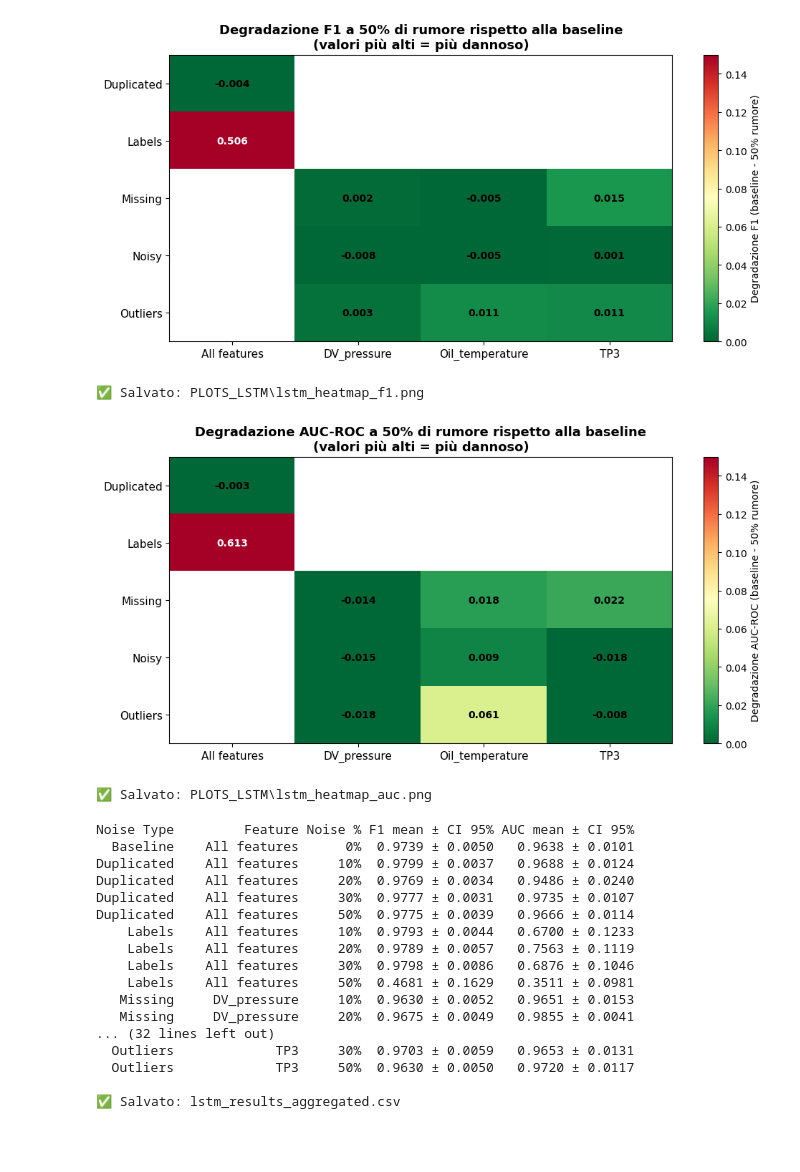
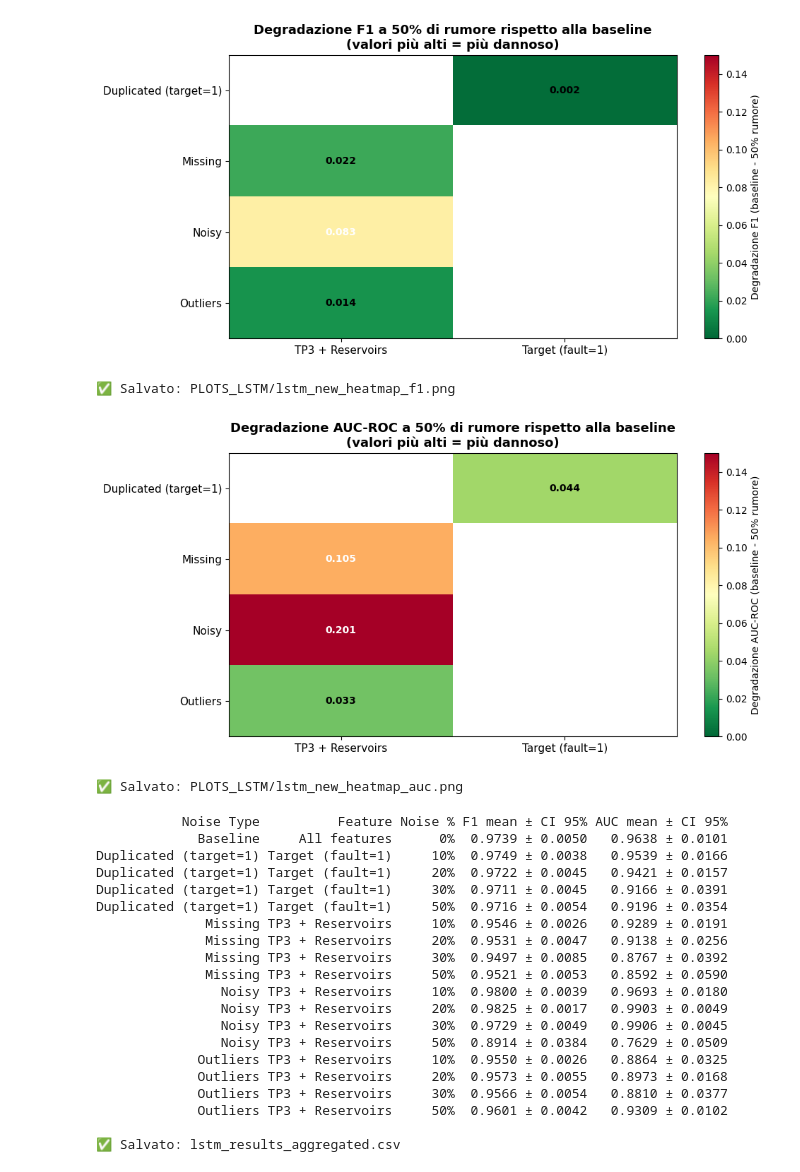
Before and after one commit to Code-Dani/Master-thesis, a Jupyter notebook: notebook/LSTM/lstm_analisi_risultati.ipynb, the cells around one changed output. Drawn from its saved outputs; the diff is of its cells as text; code cells hidden in the pictures; blank space fills up the shorter version.

Commit message:
results lstm

```diff
--- a/notebook/LSTM/lstm_analisi_risultati.ipynb
+++ b/notebook/LSTM/lstm_analisi_risultati.ipynb
@@ -6,7 +6,9 @@ import matplotlib.pyplot as plt
 from scipy import stats
 import os
 
-RESULTS_PATH = r"D:\Users\satri\Pictures\github\Deep-Learning-Robustness-Study\notebook\LSTM\lstm_results_final_base.jsonl"
+#RESULTS_PATH = r"D:\Users\satri\Pictures\github\Deep-Learning-Robustness-Study\notebook\LSTM\lstm_results_final_base.jsonl"
+RESULTS_PATH = r"/home/daniel/Documenti/GitHub/Deep-Learning-Robustness-Study/notebook/LSTM/new_experiments/lstm_results_new.jsonl"
+
 PLOTS_PATH   = "PLOTS_LSTM"
 os.makedirs(PLOTS_PATH, exist_ok=True)
 
@@ -15,5 +17,5 @@ print(f"✅ Run caricati: {len(df)}")
 print(df.groupby(['noise_type', 'feature']).size().to_string())
 #somma dei tempi di esecuzione
 total_time = df['duration_s'].sum()
-print(f"⏱️ Tempo totale di esecuzione: {total_time} ore")
+print(f"⏱️ Tempo totale di esecuzione: {(total_time/60)/60} ore")
 # %% [output]
@@ -60,0 +52,27 @@ Baseline (220 run a 0%)
+# %%
+# Baseline già nota da lstm_results_final.jsonl
+global_baseline_f1     = 0.9739
+global_baseline_auc    = 0.9638
+global_baseline_f1_ci  = 0.0050
+global_baseline_auc_ci = 0.0101
+
+print(f"Baseline (da lstm_results_final, 20 run a 0%)")
+print(f"  F1  : {global_baseline_f1:.4f} ± {global_baseline_f1_ci:.4f}")
+print(f"  AUC : {global_baseline_auc:.4f} ± {global_baseline_auc_ci:.4f}")
+
+N_RUNS = 20
+T_CRIT = stats.t.ppf(0.975, df=N_RUNS - 1)  # df=19
+
+def aggregate(group):
+    n        = len(group)
+    f1_mean  = group['f1'].mean()
+    f1_ci    = T_CRIT * group['f1'].std(ddof=1) / np.sqrt(n)
+    auc_mean = group['auc'].mean()
+    auc_ci   = T_CRIT * group['auc'].std(ddof=1) / np.sqrt(n)
+    return pd.Series({'f1_mean': f1_mean, 'f1_ci': f1_ci,
+                      'auc_mean': auc_mean, 'auc_ci': auc_ci})
+
+agg = (df[df['percentage'] > 0.0]
+       .groupby(['noise_type', 'feature', 'percentage'])
+       .apply(aggregate, include_groups=False)
+       .reset_index())
@@ -167,39 +277,39 @@ def plot_heatmap(metric, baseline_val, label, filename):
                     'noise_type':  NOISE_LABELS[noise_type],
                     'feature':     FEATURE_LABELS.get(feat, feat),
                     'degradation': baseline_val - at50[0]
                 })
 
     heat_df = pd.DataFrame(rows).pivot(index='noise_type', columns='feature', values='degradation')
 
     fig, ax = plt.subplots(figsize=(10, 5))
     im = ax.imshow(heat_df.values, cmap='RdYlGn_r', aspect='auto', vmin=0, vmax=0.15)
     plt.colorbar(im, ax=ax, label=f'Degradazione {label} (baseline - 50% rumore)')
     ax.set_xticks(range(len(heat_df.columns)))
     ax.set_yticks(range(len(heat_df.index)))
     ax.set_xticklabels(heat_df.columns, fontsize=11)
     ax.set_yticklabels(heat_df.index, fontsize=11)
     for i in range(len(heat_df.index)):
         for j in range(len(heat_df.columns)):
             val = heat_df.values[i, j]
             if not np.isnan(val):
                 ax.text(j, i, f'{val:.3f}', ha='center', va='center',
                         fontsize=10, fontweight='bold',
                         color='white' if abs(val) > 0.08 else 'black')
     ax.set_title(f'Degradazione {label} a 50% di rumore rispetto alla baseline\n(valori più alti = più dannoso)',
                  fontsize=13, fontweight='bold')
     plt.tight_layout()
     out = os.path.join(PLOTS_PATH, filename)
     plt.savefig(out, dpi=150, bbox_inches='tight')
     plt.show()
     print(f"✅ Salvato: {out}")
 
-plot_heatmap('f1',  global_baseline_f1,  'F1',     'lstm_heatmap_f1.png')
-plot_heatmap('auc', global_baseline_auc, 'AUC-ROC','lstm_heatmap_auc.png')
+plot_heatmap('f1',  global_baseline_f1,  'F1',     'lstm_new_heatmap_f1.png')
+plot_heatmap('auc', global_baseline_auc, 'AUC-ROC','lstm_new_heatmap_auc.png')
 # %% [output]
-[figure, old version]
+[figure, new version]
-✅ Salvato: PLOTS_LSTM\lstm_heatmap_f1.png
+✅ Salvato: PLOTS_LSTM/lstm_new_heatmap_f1.png
-[figure, old version]
+[figure, new version]
-✅ Salvato: PLOTS_LSTM\lstm_heatmap_auc.png
+✅ Salvato: PLOTS_LSTM/lstm_new_heatmap_auc.png
 # %%
 table = agg.copy()
 table['F1 mean ± CI 95%']  = table.apply(lambda r: f"{r['f1_mean']:.4f} ± {r['f1_ci']:.4f}", axis=1)
@@ -220,24 +330,27 @@ baseline_row = pd.DataFrame([{
 }])
 
 table_out = pd.concat([baseline_row, table_out], ignore_index=True)
-table_out.to_csv(os.path.join(PLOTS_PATH, 'lstm_results_aggregated.csv'), index=False)
+table_out.to_csv(os.path.join(PLOTS_PATH, 'lstm_new_results_aggregated.csv'), index=False)
 print(table_out.to_string(index=False))
 print(f"\n✅ Salvato: lstm_results_aggregated.csv")
 # %% [output]
-Noise Type         Feature Noise % F1 mean ± CI 95% AUC mean ± CI 95%
-  Baseline    All features      0%  0.9739 ± 0.0050   0.9638 ± 0.0101
-Duplicated    All features     10%  0.9799 ± 0.0037   0.9688 ± 0.0124
-Duplicated    All features     20%  0.9769 ± 0.0034   0.9486 ± 0.0240
-Duplicated    All features     30%  0.9777 ± 0.0031   0.9735 ± 0.0107
-Duplicated    All features     50%  0.9775 ± 0.0039   0.9666 ± 0.0114
-    Labels    All features     10%  0.9793 ± 0.0044   0.6700 ± 0.1233
-    Labels    All features     20%  0.9789 ± 0.0057   0.7563 ± 0.1119
-    Labels    All features     30%  0.9798 ± 0.0086   0.6876 ± 0.1046
-    Labels    All features     50%  0.4681 ± 0.1629   0.3511 ± 0.0981
-   Missing     DV_pressure     10%  0.9630 ± 0.0052   0.9651 ± 0.0153
-   Missing     DV_pressure     20%  0.9675 ± 0.0049   0.9855 ± 0.0041
-... (32 lines left out)
-  Outliers             TP3     30%  0.9703 ± 0.0059   0.9653 ± 0.0131
-  Outliers             TP3     50%  0.9630 ± 0.0050   0.9720 ± 0.0117
+           Noise Type          Feature Noise % F1 mean ± CI 95% AUC mean ± CI 95%
+             Baseline     All features      0%  0.9739 ± 0.0050   0.9638 ± 0.0101
+Duplicated (target=1) Target (fault=1)     10%  0.9749 ± 0.0038   0.9539 ± 0.0166
+Duplicated (target=1) Target (fault=1)     20%  0.9722 ± 0.0045   0.9421 ± 0.0157
+Duplicated (target=1) Target (fault=1)     30%  0.9711 ± 0.0045   0.9166 ± 0.0391
+Duplicated (target=1) Target (fault=1)     50%  0.9716 ± 0.0054   0.9196 ± 0.0354
+              Missing TP3 + Reservoirs     10%  0.9546 ± 0.0026   0.9289 ± 0.0191
+              Missing TP3 + Reservoirs     20%  0.9531 ± 0.0047   0.9138 ± 0.0256
+              Missing TP3 + Reservoirs     30%  0.9497 ± 0.0085   0.8767 ± 0.0392
+              Missing TP3 + Reservoirs     50%  0.9521 ± 0.0053   0.8592 ± 0.0590
+                Noisy TP3 + Reservoirs     10%  0.9800 ± 0.0039   0.9693 ± 0.0180
+                Noisy TP3 + Reservoirs     20%  0.9825 ± 0.0017   0.9903 ± 0.0049
+                Noisy TP3 + Reservoirs     30%  0.9729 ± 0.0049   0.9906 ± 0.0045
+                Noisy TP3 + Reservoirs     50%  0.8914 ± 0.0384   0.7629 ± 0.0509
+             Outliers TP3 + Reservoirs     10%  0.9550 ± 0.0026   0.8864 ± 0.0325
+             Outliers TP3 + Reservoirs     20%  0.9573 ± 0.0055   0.8973 ± 0.0168
+             Outliers TP3 + Reservoirs     30%  0.9566 ± 0.0054   0.8810 ± 0.0377
+             Outliers TP3 + Reservoirs     50%  0.9601 ± 0.0042   0.9309 ± 0.0102
 
 ✅ Salvato: lstm_results_aggregated.csv
```
Also changed, not shown: parts of 7 cells of this notebook, 5 other files.
